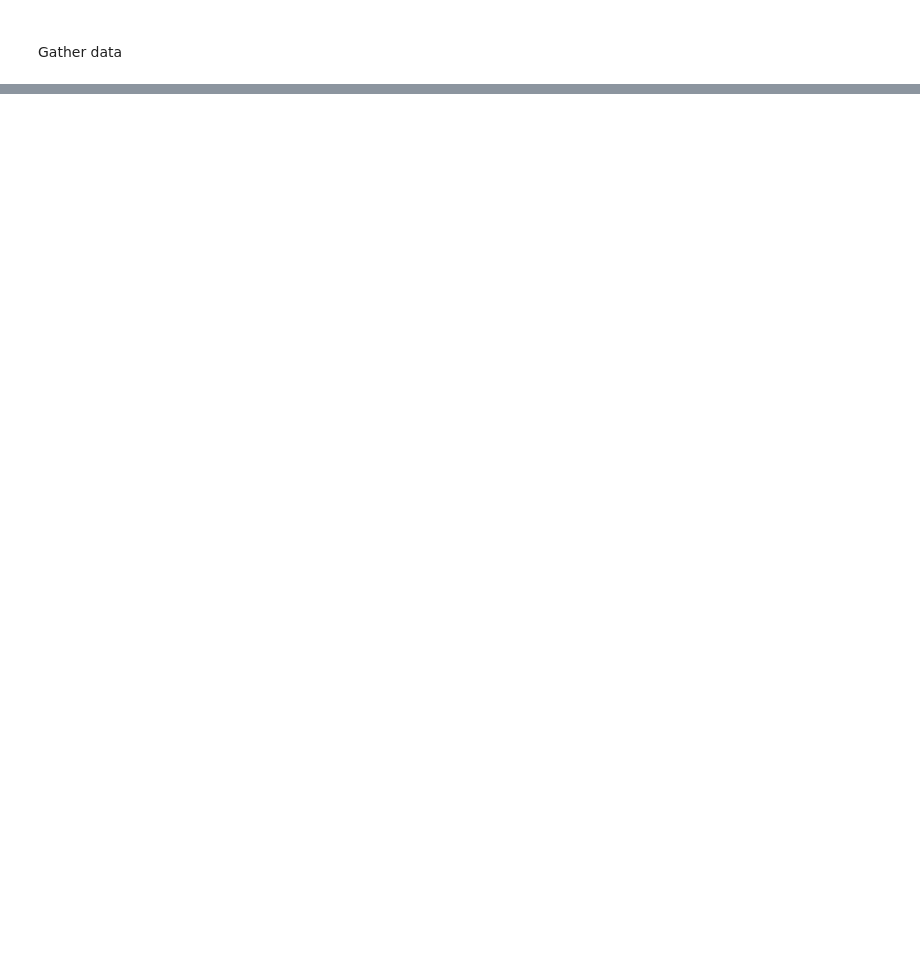
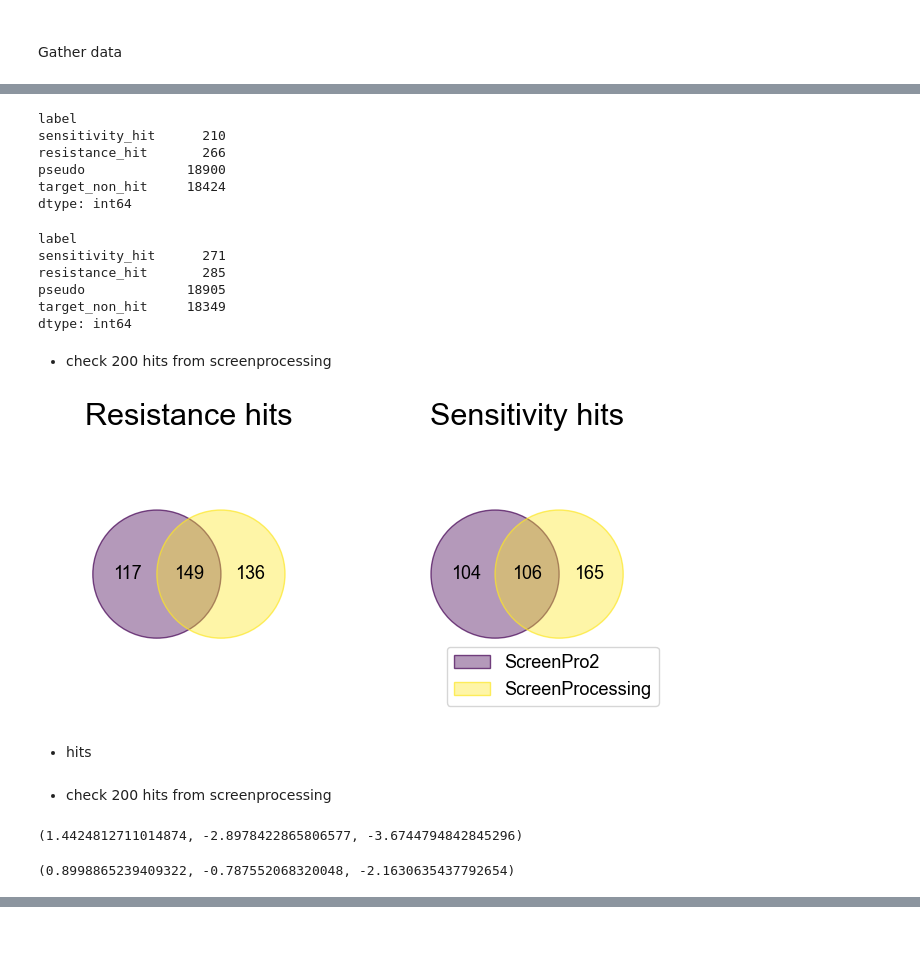
Before and after one commit to FunGI-cap/ScreenPro-Benchmarking, a Jupyter notebook: analysis/2-phenotype-calculation/DAC-AML-CRISPR-screens.ipynb, the cells around one changed output, grey strips where cells are left out. Cells and saved outputs as stored; diff of their text form; code cells hidden in the pictures; blank space fills up the shorter version.

```diff
--- a/analysis/2-phenotype-calculation/DAC-AML-CRISPR-screens.ipynb
+++ b/analysis/2-phenotype-calculation/DAC-AML-CRISPR-screens.ipynb
@@ -86,0 +172,3 @@ TFs_list = pd.read_csv('../annotations/TF_names_v_1.01.txt',header=None)[0].to_l
+# %%
+molm13_screen.phenotypes = {}
+molm13_screen.phenotype_names = []
@@ -127,0 +257,2 @@ for exp in ['hl60_exp1','molm13_exp','skm1_exp']:
+# %%
+screens['molm13'].adata.var['sequence'] = counter.library.to_pandas().set_index('sgID').loc[screens['molm13'].adata.var.index,'sequence']
@@ -127,0 +291,60 @@ for exp in ['hl60_exp1','molm13_exp','skm1_exp']:
+# %%
+rho_screenpro2 = scp.utils.ann_score_df(
+    molm13_screen.phenotypes['compare_guides']['rho:DAC_vs_DMSO'].reset_index(),
+    ctrl_label='pseudo',
+    threshold=2
+)
+# rho_screenpro2.pvalue.fillna(1,inplace=True)
+# %%
+rho_screenpro2.groupby('label').size()
+# %% [output]
+label
+sensitivity_hit      210
+resistance_hit       266
+pseudo             18900
+target_non_hit     18424
+dtype: int64
+# %%
+rho_screenprocessing = scp.utils.ann_score_df(
+    screens['molm13'].phenotypes['genetable']['rho']['ave_Rep1_Rep2'][[
+        'average phenotype of strongest 3',
+        'Mann-Whitney p-value',
+    ]].reset_index(),
+    ctrl_label='pseudo',
+    threshold=3.5
+)
+# %%
+rho_screenprocessing.groupby('label').size()
+# %% [output]
+label
+sensitivity_hit      271
+resistance_hit       285
+pseudo             18905
+target_non_hit     18349
+dtype: int64
+# %% [markdown]
+- check 200 hits from screenprocessing
+# %%
+fig, (ax1,ax2) = plt.subplots(1,2,figsize=(8,4))
+
+# draw venn diagram
+venn({
+    'ScreenPro2':set(rho_screenpro2.query('label == "resistance_hit"').target.to_list()),
+    'ScreenProcessing':set(rho_screenprocessing.query('label == "resistance_hit"').target.to_list()),
+}, ax=ax1, legend_loc=None)
+
+ax1.set_title('Resistance hits', fontsize=22)
+
+venn({
+    'ScreenPro2':set(rho_screenpro2.query('label == "sensitivity_hit"').target.to_list()),
+    'ScreenProcessing':set(rho_screenprocessing.query('label == "sensitivity_hit"').target.to_list()),
+}, ax=ax2, legend_loc='lower right')
+
+ax2.set_title('Sensitivity hits', fontsize=22)
+
+plt.title('Sensitivity hits', fontsize=22)
+plt.show()
+# %% [output]
+[figure, added]
+# %% [markdown]
+- hits
@@ -127,0 +371,10 @@ for exp in ['hl60_exp1','molm13_exp','skm1_exp']:
+# %% [markdown]
+- check 200 hits from screenprocessing
+# %%
+rho_screenprocessing.score.max(), rho_screenprocessing.score.min(), np.log10(rho_screenprocessing.pvalue).min()
+# %% [output]
+(1.4424812711014874, -2.8978422865806577, -3.6744794842845296)
+# %%
+rho_screenpro2.score.max(), rho_screenpro2.score.min(), np.log10(rho_screenpro2.pvalue).min()
+# %% [output]
+(0.8998865239409322, -0.787552068320048, -2.1630635437792654)
```
Also changed, not shown: parts of 69 cells of this notebook, 8 other files.
